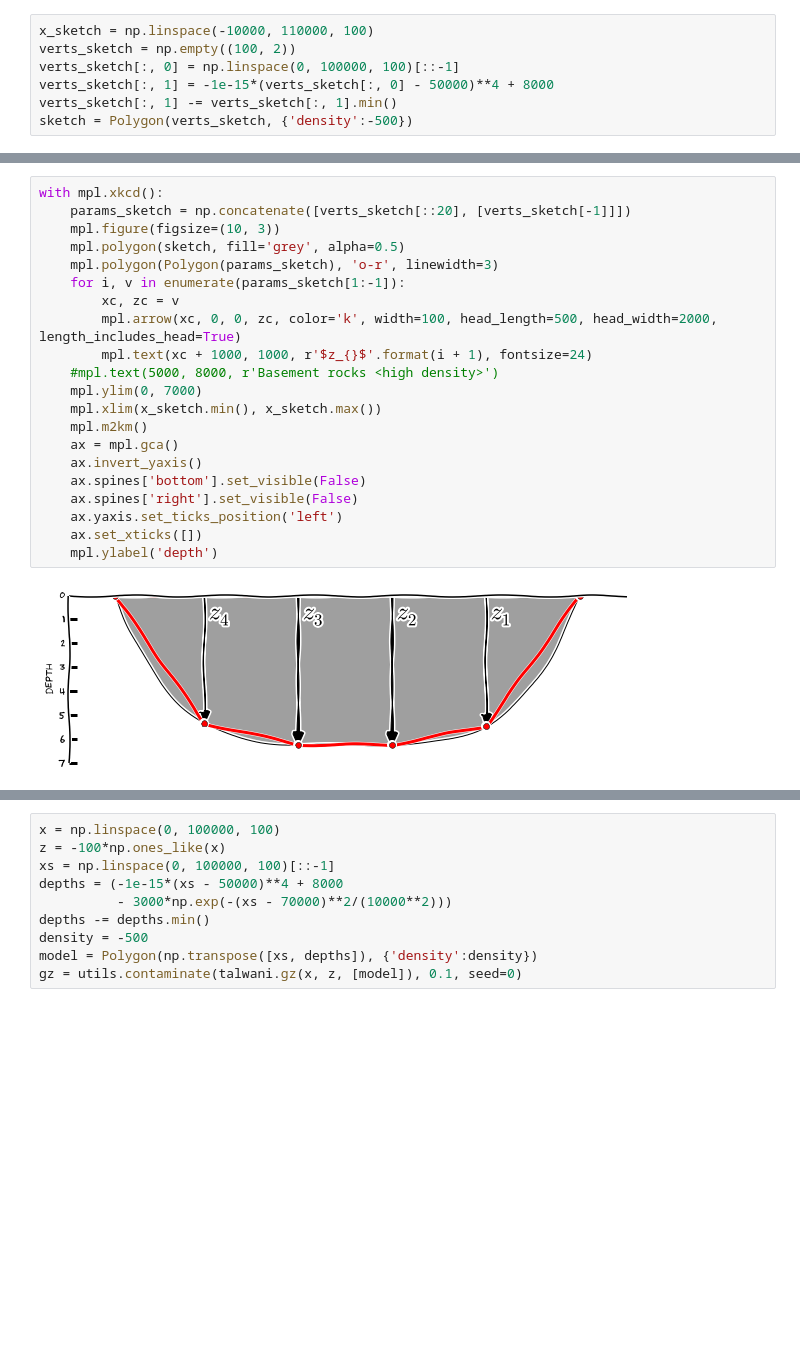
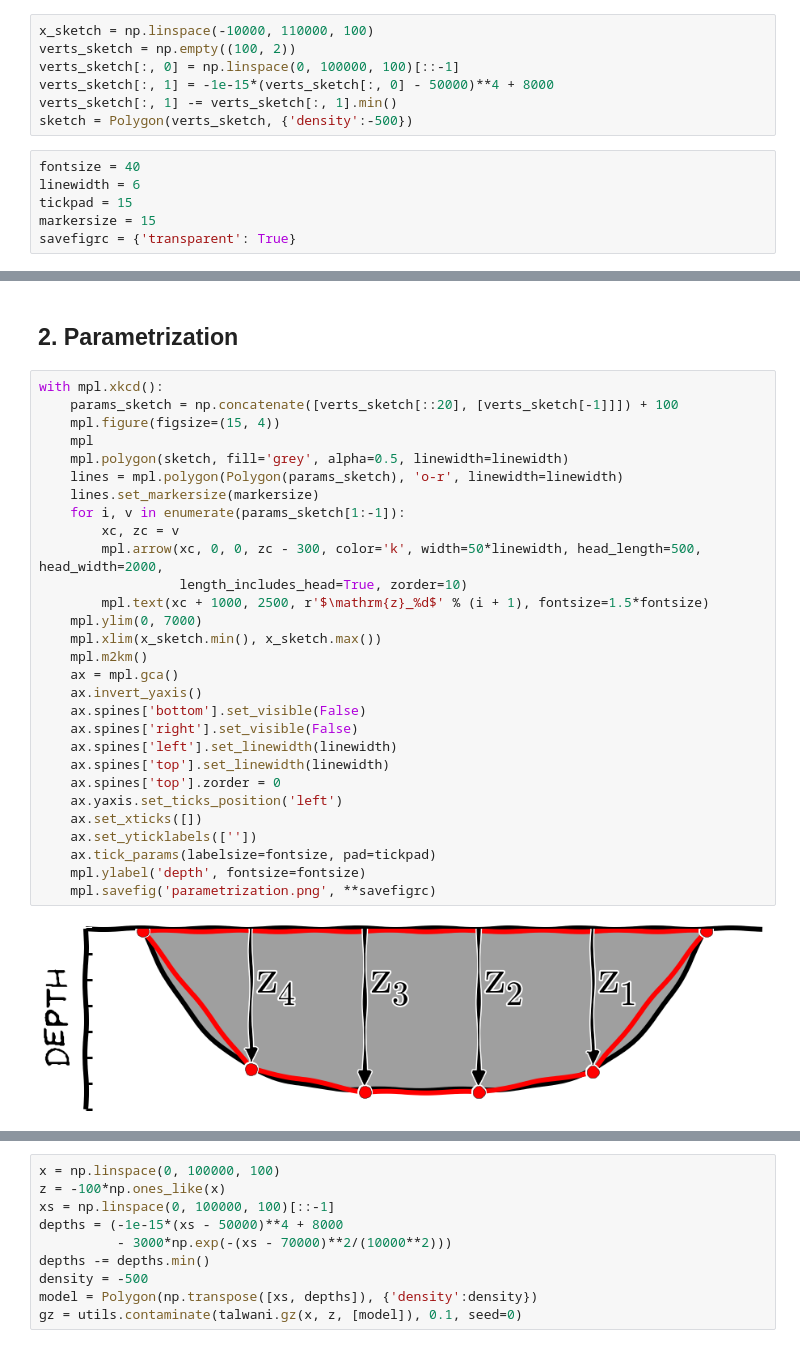
Before and after one commit to leouieda/scipy2014, a Jupyter notebook: gravity_inversion.ipynb, the cells around one changed output, grey strips where cells are left out. Drawn from its saved outputs; the diff is of its cells as text; blank space fills up the shorter version.

```diff
--- a/gravity_inversion.ipynb
+++ b/gravity_inversion.ipynb
@@ -66,5 +73,11 @@ verts_sketch[:, 0] = np.linspace(0, 100000, 100)[::-1]
 verts_sketch[:, 1] = -1e-15*(verts_sketch[:, 0] - 50000)**4 + 8000
 verts_sketch[:, 1] -= verts_sketch[:, 1].min()
 sketch = Polygon(verts_sketch, {'density':-500})
+# %%
+fontsize = 40
+linewidth = 6
+tickpad = 15
+markersize = 15
+savefigrc = {'transparent': True}
 # %%
 with mpl.xkcd():
@@ -102,23 +120,33 @@ with mpl.xkcd():
+# %% [markdown]
+## 2. Parametrization
 # %%
 with mpl.xkcd():
-    params_sketch = np.concatenate([verts_sketch[::20], [verts_sketch[-1]]])
-    mpl.figure(figsize=(10, 3))
-    mpl.polygon(sketch, fill='grey', alpha=0.5)
-    mpl.polygon(Polygon(params_sketch), 'o-r', linewidth=3)
+    params_sketch = np.concatenate([verts_sketch[::20], [verts_sketch[-1]]]) + 100
+    mpl.figure(figsize=(15, 4))
+    mpl
+    mpl.polygon(sketch, fill='grey', alpha=0.5, linewidth=linewidth)
+    lines = mpl.polygon(Polygon(params_sketch), 'o-r', linewidth=linewidth)
+    lines.set_markersize(markersize)
     for i, v in enumerate(params_sketch[1:-1]):
         xc, zc = v
-        mpl.arrow(xc, 0, 0, zc, color='k', width=100, head_length=500, head_width=2000, length_includes_head=True)
-        mpl.text(xc + 1000, 1000, r'$z_{}$'.format(i + 1), fontsize=24)
-    #mpl.text(5000, 8000, r'Basement rocks <high density>')
+        mpl.arrow(xc, 0, 0, zc - 300, color='k', width=50*linewidth, head_length=500, head_width=2000,
+                  length_includes_head=True, zorder=10)
+        mpl.text(xc + 1000, 2500, r'$\mathrm{z}_%d$' % (i + 1), fontsize=1.5*fontsize)
     mpl.ylim(0, 7000)
     mpl.xlim(x_sketch.min(), x_sketch.max())
     mpl.m2km()
     ax = mpl.gca()
     ax.invert_yaxis()
     ax.spines['bottom'].set_visible(False)
     ax.spines['right'].set_visible(False)
+    ax.spines['left'].set_linewidth(linewidth)
+    ax.spines['top'].set_linewidth(linewidth)
+    ax.spines['top'].zorder = 0
     ax.yaxis.set_ticks_position('left')
     ax.set_xticks([])
-    mpl.ylabel('depth')
+    ax.set_yticklabels([''])
+    ax.tick_params(labelsize=fontsize, pad=tickpad)
+    mpl.ylabel('depth', fontsize=fontsize)
+    mpl.savefig('parametrization.png', **savefigrc)
 # %% [output]
-[figure, old version]
+[figure, new version]
```
Also changed, not shown: parts of 17 cells of this notebook.
